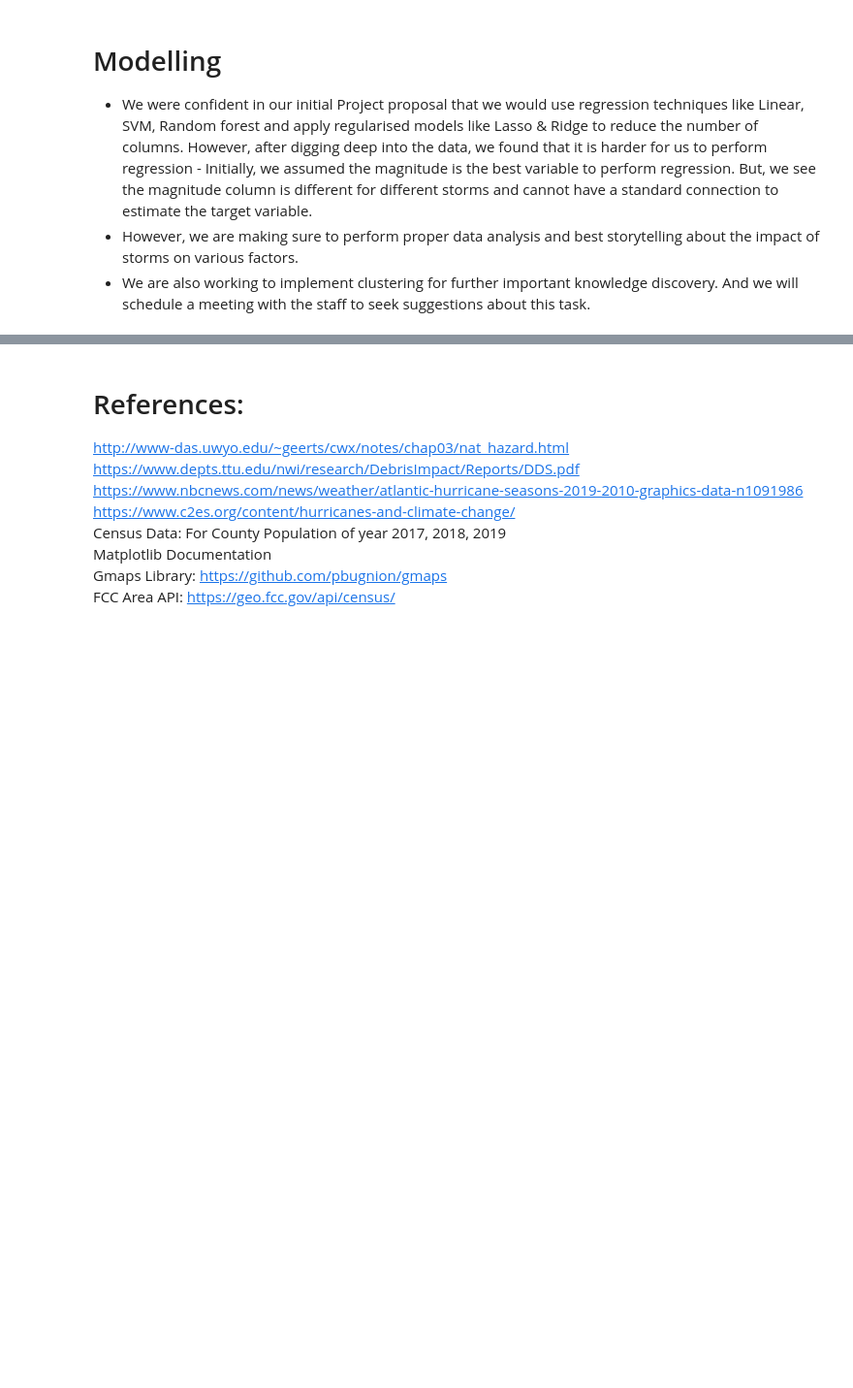
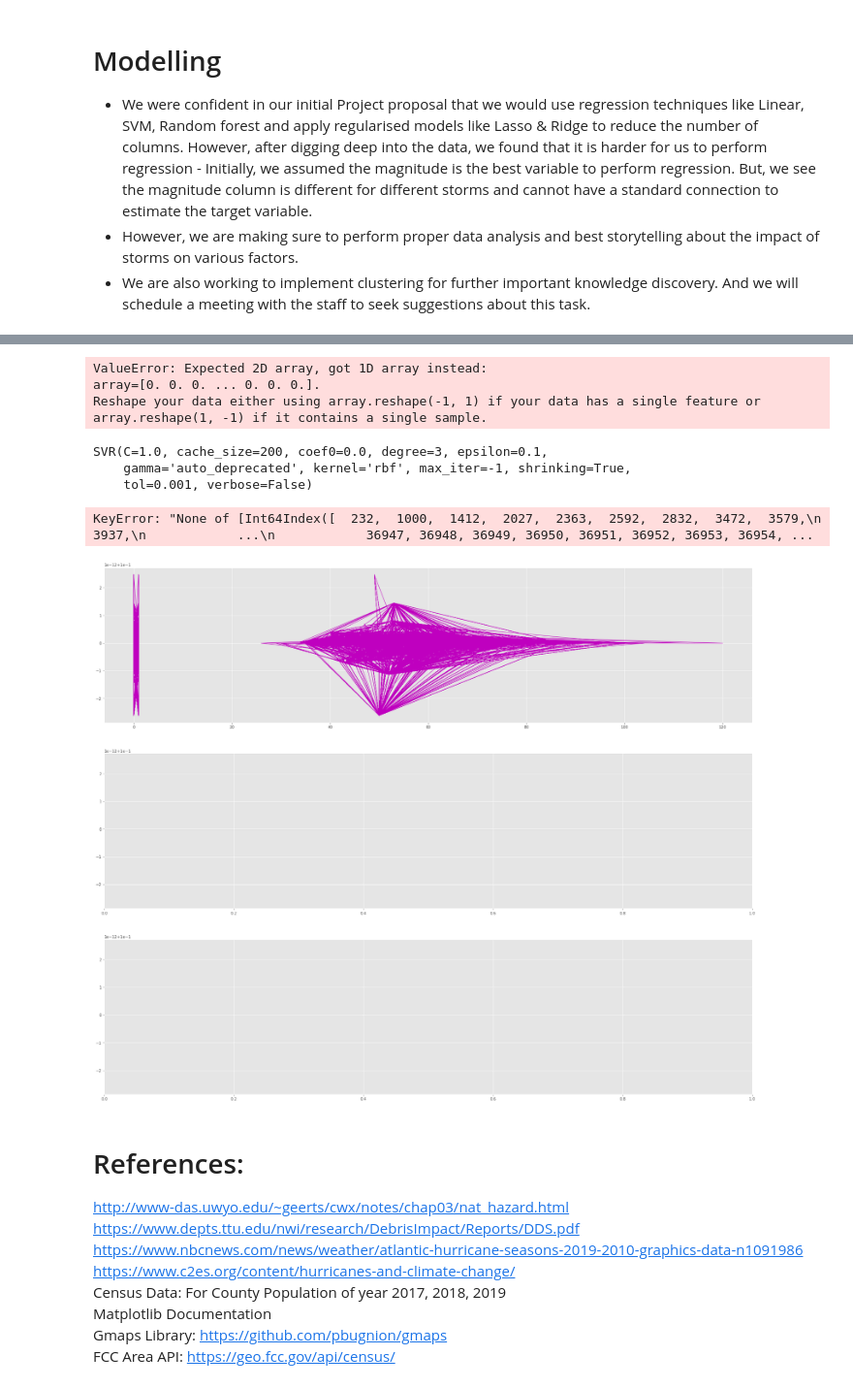
Before and after one commit to HzSaifee/Storm-Analysis-Report, a Jupyter notebook: storm-analysis.ipynb, the cells around one changed output, grey strips where cells are left out. Shown at 97% size. Saved outputs shown, nothing was run; the diff lists cells and outputs as text; code cells hidden in the pictures; blank space fills up the shorter version.

Commit message:
wip: regression

```diff
--- a/storm-analysis.ipynb
+++ b/storm-analysis.ipynb
@@ -722,3 +689,5 @@ Graph for Marine Hail storm type:
 - We were confident in our initial Project proposal that we would use regression techniques like Linear, SVM, Random forest and apply regularised models like Lasso & Ridge to reduce the number of columns. However, after digging deep into the data, we found that it is harder for us to perform regression - Initially, we assumed the magnitude is the best variable to perform regression. But, we see the magnitude column is different for different storms and cannot have a standard connection to estimate the target variable.
 - However, we are making sure to perform proper data analysis and best storytelling about the impact of storms on various factors.
 - We are also working to implement clustering for further important knowledge discovery.  And we will schedule a meeting with the staff to seek suggestions about this task.
+# %%
+storms_mag_type =storms[~(storms["MAGNITUDE_TYPE"].isnull()) ]
@@ -724,0 +742,4 @@ Graph for Marine Hail storm type:
+# %%
+dummy = pd.get_dummies(storms_mag_type["MAGNITUDE_TYPE"])
+storms_mag_type = pd.concat([storms_mag_type, dummy],axis=1)
+storms_mag_type.head()
@@ -725,3 +765,74 @@ Graph for Marine Hail storm type:
+# %%
+#1 Importing the libraries
+import numpy as np
+import matplotlib.pyplot as plt
+import pandas as pd
+#2 Importing the dataset
+X = storms_mag_type['MAGNITUDE','EG', 'ES','MG','MS']
+y = storms_mag_type['TOTAL_DEATHS']
+#3 Feature Scaling
+from sklearn.preprocessing import StandardScaler
+sc_X = StandardScaler()
+sc_y = StandardScaler()
+X = sc_X.fit_transform(X)
+y = sc_y.fit_transform(y)
+#4 Fitting the Support Vector Regression Model to the dataset
+# Create your support vector regressor here
+from sklearn.svm import SVR
+# most important SVR parameter is Kernel type. It can be #linear,polynomial or gaussian SVR. We have a non-linear condition #so we can select polynomial or gaussian but here we select RBF(a #gaussian type) kernel.
+regressor = SVR(kernel='rbf')
+regressor.fit(X,y)
+#5 Predicting a new result
+y_pred = regressor.predict(6.5)
+# %% [output]
+ValueError: Expected 2D array, got 1D array instead:
+array=[0. 0. 0. ... 0. 0. 0.].
+Reshape your data either using array.reshape(-1, 1) if your data has a single feature or array.reshape(1, -1) if it contains a single sample.
+# %%
+from sklearn import svm
+from sklearn.svm import SVR
+X = storms_mag_type[['MAGNITUDE','EG', 'ES','MG','MS']]
+y = storms_mag_type[['TOTAL_DEATHS']]
+clf = svm.SVR()
+clf.fit(X, y)
+# %% [output]
+SVR(C=1.0, cache_size=200, coef0=0.0, degree=3, epsilon=0.1,
+    gamma='auto_deprecated', kernel='rbf', max_iter=-1, shrinking=True,
+    tol=0.001, verbose=False)
+# %%
+svr_rbf = SVR(kernel='rbf', C=100, gamma=0.1, epsilon=.1)
+svr_lin = SVR(kernel='linear', C=100, gamma='auto')
+svr_poly = SVR(kernel='poly', C=100, gamma='auto', degree=3, epsilon=.1,
+               coef0=1)
+# %%
+# Look at the results
+lw = 1
+
+svrs = [svr_rbf, svr_lin, svr_poly]
+kernel_label = ['RBF', 'Linear', 'Polynomial']
+model_color = ['m', 'c', 'g']
+
+fig, axes = plt.subplots(nrows=3, ncols=1, figsize=(30, 25), sharey=True)
+for ix, svr in enumerate(svrs):
+    axes[ix].plot(X, svr.fit(X, y).predict(X), color=model_color[ix], lw=lw,
+                  label='{} model'.format(kernel_label[ix]))
+    axes[ix].scatter(X[svr.support_], y[svr.support_], facecolor="none",
+                     edgecolor=model_color[ix], s=50,
+                     label='{} support vectors'.format(kernel_label[ix]))
+    axes[ix].scatter(X[np.setdiff1d(np.arange(len(X)), svr.support_)],
+                     y[np.setdiff1d(np.arange(len(X)), svr.support_)],
+                     facecolor="none", edgecolor="k", s=50,
+                     label='other training data')
+    axes[ix].legend(loc='upper center', bbox_to_anchor=(0.5, 1.1),
+                    ncol=1, fancybox=True, shadow=True)
+
+fig.text(0.5, 0.04, 'data', ha='center', va='center')
+fig.text(0.06, 0.5, 'target', ha='center', va='center', rotation='vertical')
+fig.suptitle("Support Vector Regression", fontsize=14)
+plt.show()
+# %% [output]
+KeyError: "None of [Int64Index([  232,  1000,  1412,  2027,  2363,  2592,  2832,  3472,  3579,\n             3937,\n            ...\n            36947, 36948, 36949, 36950, 36951, 36952, 36953, 36954, ...
+[figure, added]
 # %% [markdown]
 # References:
 http://www-das.uwyo.edu/~geerts/cwx/notes/chap03/nat_hazard.html <br>
```
Also changed, not shown: parts of 21 cells of this notebook, 2 other files.
